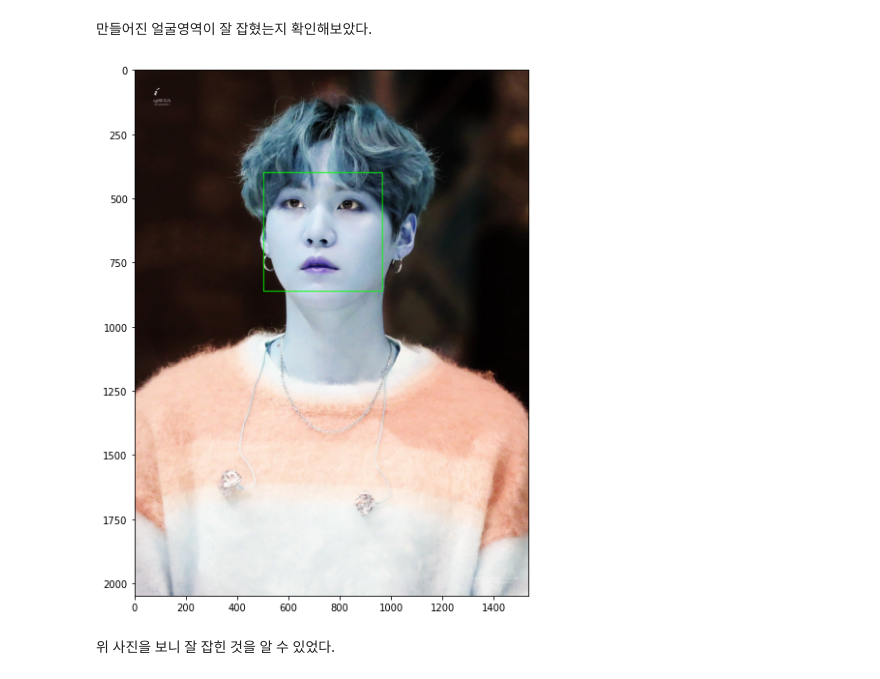
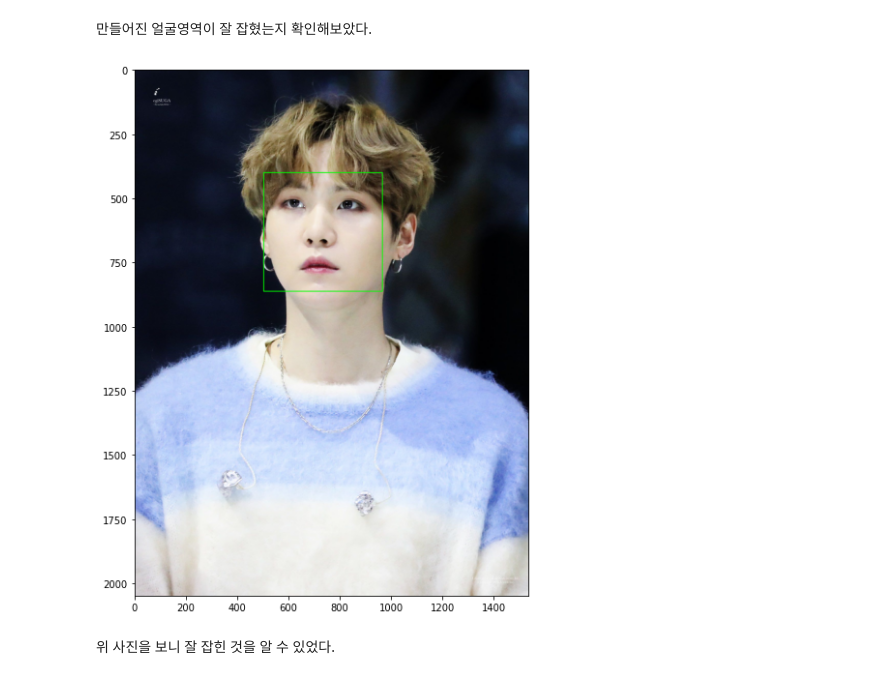
Before and after one commit to hyelimchoi1223/AIFFEL, a Jupyter notebook: exploration/[E-03]cat-whiskers-sticker.ipynb, the cells around one changed output. Saved outputs shown, nothing was run; the diff lists cells and outputs as text; code cells hidden in the pictures.

```diff
--- a/exploration/[E-03]cat-whiskers-sticker.ipynb
+++ b/exploration/[E-03]cat-whiskers-sticker.ipynb
@@ -52,17 +52,18 @@ rectangles[[(502, 400) (964, 862)]]
 # %%
 for dlib_rect in dlib_rects:
     l = dlib_rect.left()
     t = dlib_rect.top()
     r = dlib_rect.right()
     b = dlib_rect.bottom()
 
     cv2.rectangle(img_show, (l,t), (r,b), (0,255,0), 2, lineType=cv2.LINE_AA)
 
+img_show_rgb =  cv2.cvtColor(img_show, cv2.COLOR_BGR2RGB)
 plt.figure(figsize=(10,10))
-plt.imshow(img_show)
+plt.imshow(img_show_rgb)
 plt.show()
 # %% [output]
-[figure, old version]
+[figure, new version]
 # %% [markdown]
 위 사진을 보니 잘 잡힌 것을 알 수 있었다.
 # %% [markdown]
```
Also changed, not shown: parts of 10 cells of this notebook.
